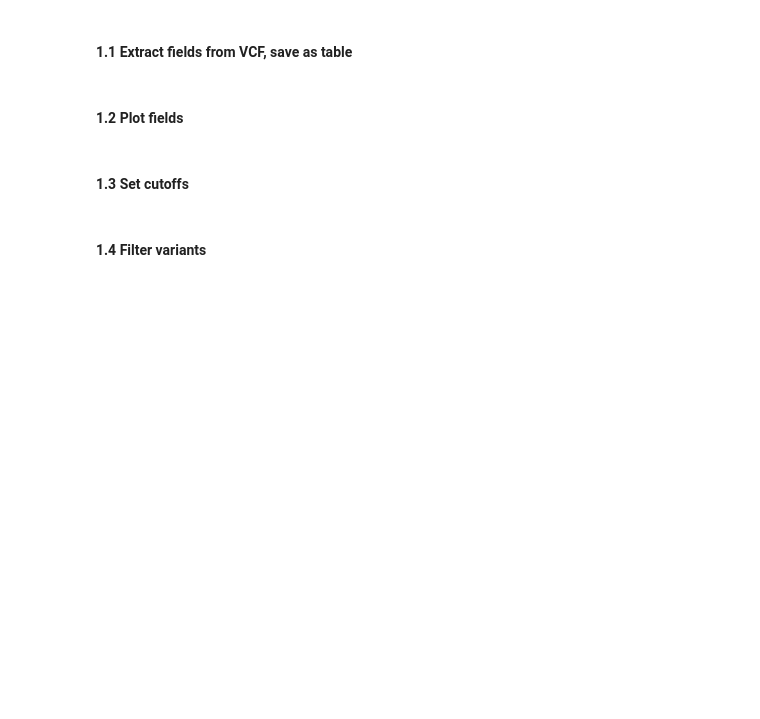
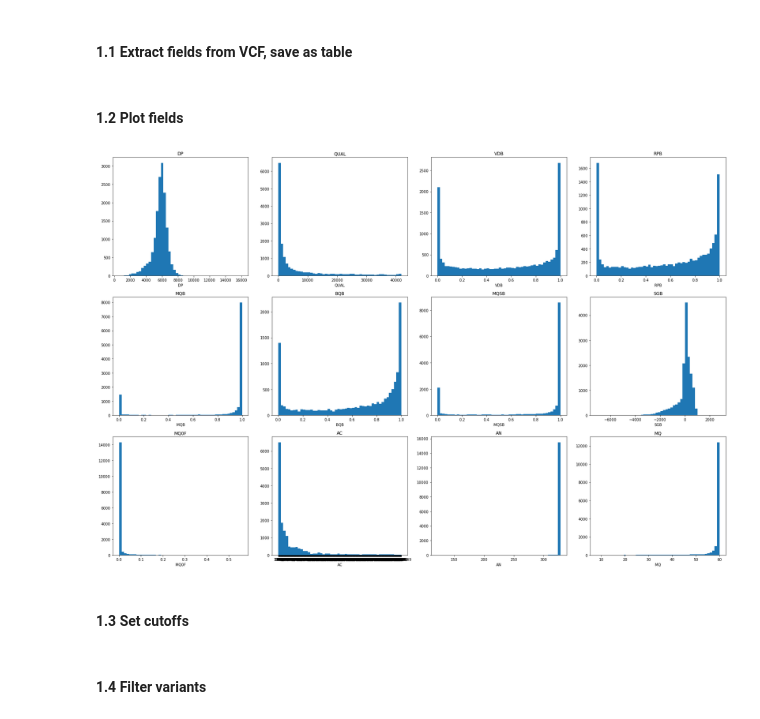
Before and after one commit to gavinband/oxford-statgen-summer-school, a Jupyter notebook: docs/sequencing_practical/sequencing_practical.ipynb, the cells around one changed output. Saved outputs shown, nothing was run; the diff lists cells and outputs as text; code cells hidden in the pictures; blank space fills up the shorter version.

```diff
--- a/docs/sequencing_practical/sequencing_practical.ipynb
+++ b/docs/sequencing_practical/sequencing_practical.ipynb
@@ -24,16 +37,18 @@ bcftools view -h $data_dir/GWD_30x_calls.vcf.gz | grep "^##.*INFO\|^##FORMAT"
 # %% [markdown]
 #### 1.1 Extract fields from VCF, save as table
 # %%
-%%bash -s "$data_dir"
+%%bash -s "$data_dir" "$raw_ref" "$variant_info"
 
 data_dir=$1
+raw_ref=$2
+variant_info=$3
 
-bcftools query -f '%POS\t%DP\t%QUAL\t%VDB\t%SGB\t%RPB\t%MQB\t%MQSB\t%BQB\t%MQ0F\t%AC\t%AN\t%MQ\n' $data_dir/GWD_30x_calls.vcf.gz > $data_dir/GWD_30x_calls.variant_info.tsv
+bcftools query -f '%POS\t%DP\t%QUAL\t%VDB\t%SGB\t%RPB\t%MQB\t%MQSB\t%BQB\t%MQ0F\t%AC\t%AN\t%MQ\n' ${raw_ref} > ${variant_info}
 # %% [markdown]
 #### 1.2 Plot fields
 # %%
 info = pd.read_csv(
-    f'{data_dir}/GWD_30x_calls.variant_info.tsv',
+    variant_info,
     sep='\t',
     names=['pos','dp','qual','vdb','sgb','rpb','mqb','mqsb','bqb','mq0f','ac', 'an','mq'],
     na_values=['.']
@@ -56,15 +71,16 @@ field_title_dict = {
 # %%
 fig, axs = plt.subplots(figsize=(24,16), nrows=3, ncols=4)
 
 for i, f in enumerate(field_title_dict.keys()):
     _ = axs[i//4,i%4].hist(info[f], 50)
     _ = axs[i//4,i%4].set_xlabel(f.upper())
     axs[i//4,i%4].set_title(f.upper())
 
 plt.tight_layout()
 
-plt.suptitle('Variant info: GWD_30x_calls.vcf.gz', size=15)
-plt.savefig('variant_info.png',dpi=300)
+plt.savefig('/home/jovyan/plots/GWD_30x_calls.vcf.variant_info.png',dpi=300)
+# %% [output]
+[figure, added]
 # %% [markdown]
 #### 1.3 Set cutoffs
 # %%
```
Also changed, not shown: parts of 25 cells of this notebook.
